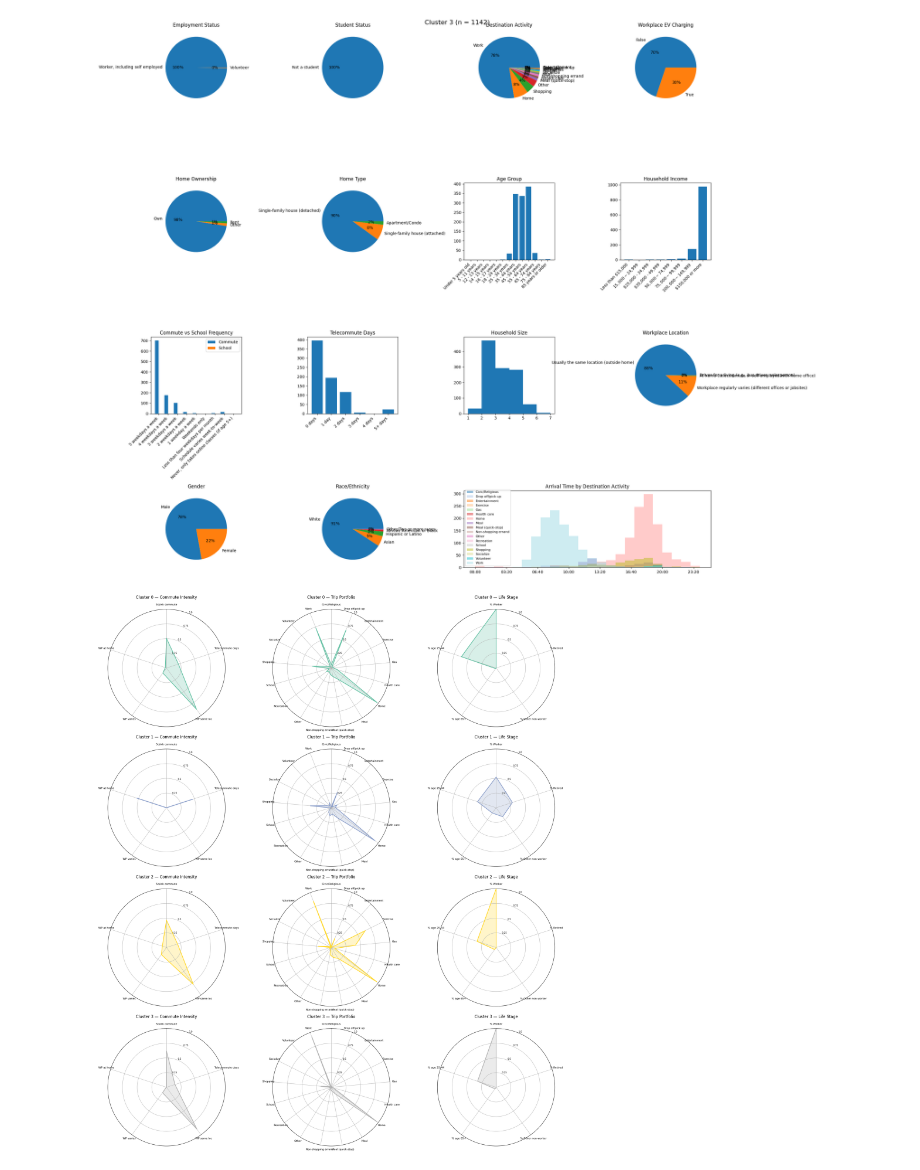
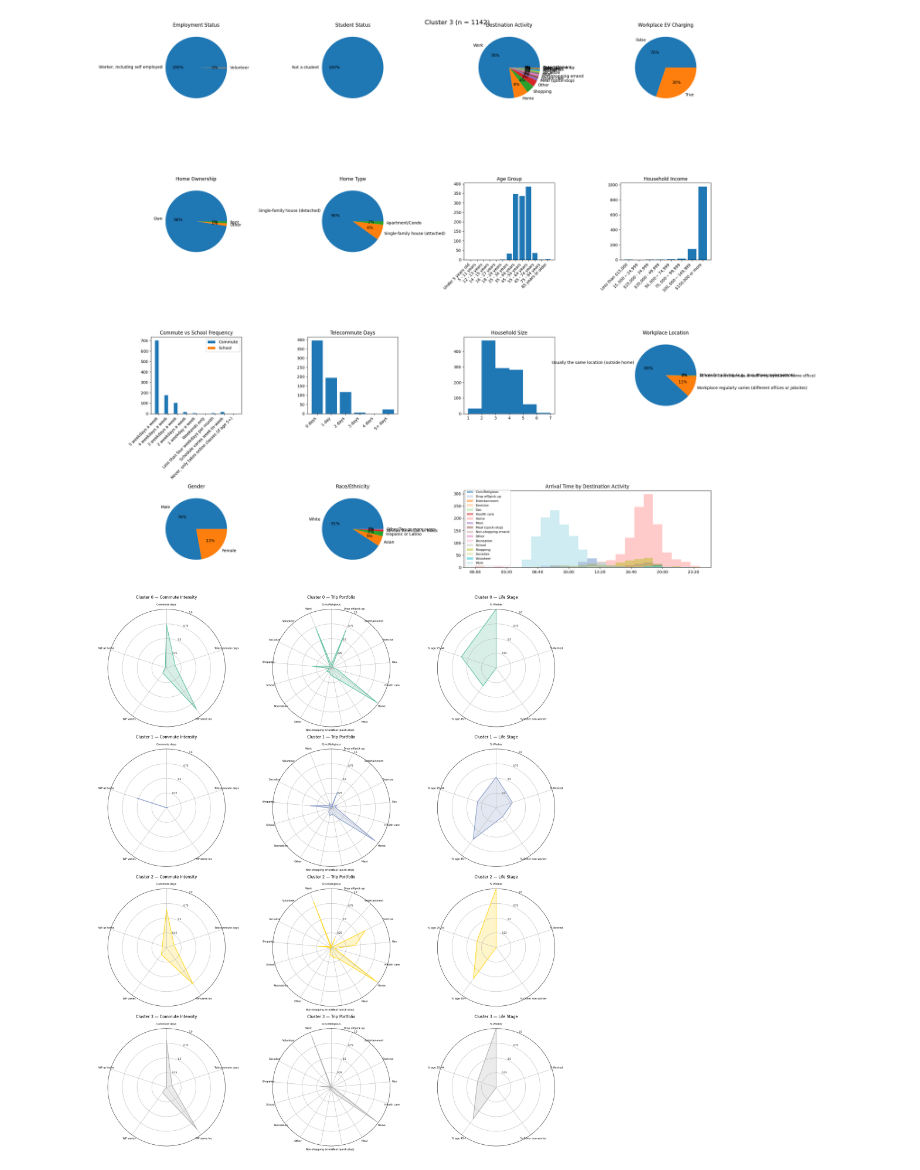
Before and after one commit to pengu-rengu/ev_digital_city, a Jupyter notebook: notebooks/clustering.ipynb, the cells around one changed output. Drawn from its saved outputs; the diff is of its cells as text; code cells hidden in the pictures.

```diff
--- a/notebooks/clustering.ipynb
+++ b/notebooks/clustering.ipynb
@@ -257,11 +257,19 @@ for cluster_id, cluster_df in enumerate(cluster_dfs):
 [figure]
 [figure]
 # %%
-##### Cluster comparison radars: commute intensity + trip portfolio + life stage
 TELECOMMUTE_LABEL_TO_DAYS = {label: code for code, label in TELECOMMUTE_DAYS_LABELS.items() if label is not None and code >= 0}
+COMMUTE_LABEL_TO_DAYS = {
+    "5 weekdays a week": 5,
+    "4 weekdays a week": 4,
+    "3 weekdays a week": 3,
+    "2 weekdays a week": 2,
+    "1 weekday a week": 1,
+    "Weekends only": 0,
+    "Less than four weekdays per month": 0
+}
 
 COMMUTE_AXES = [
-    "5d/wk commute",
+    "Commute days",
     "Telecommute days",
     "WP same loc",
     "WP varies",
@@ -276,25 +284,26 @@ LIFE_STAGE_AXES = [
     "% Worker",
     "% Retired",
     "% Other non-worker",
-    "% age 65+",
+    "% age 45+",
     "% age 25-44"
 ]
 
 WORKER = "Worker, including self employed"
 RETIRED = "Retired"
-SENIOR_AGES = {"65 - 74 years", "75 - 84 years", "85 years or older"}
-YOUNG_WORKING_AGES = {"25 - 34 years", "35 - 44 years"}
+SENIOR_AGES = {"45 - 54 years", "55 - 64 years", "65 - 74 years", "75 - 84 years", "85 years or older"}
+YOUNGER_AGES = {"25 - 34 years", "35 - 44 years"}
 
 
 def commute_vector(cluster_df: pd.DataFrame) -> list[float]:
     if len(cluster_df) == 0:
         return [0.0] * len(COMMUTE_AXES)
     commute_freq = cluster_df["commute_freq"].astype(str)
+    commute_days = commute_freq.map(COMMUTE_LABEL_TO_DAYS).fillna(0)
     workplace_loc = cluster_df["workplace_loc"].astype(str)
-    telecommute_days = cluster_df["telecommute_days"].map(TELECOMMUTE_LABEL_TO_DAYS)
+    telecommute_days = cluster_df["telecommute_days"].map(TELECOMMUTE_LABEL_TO_DAYS).fillna(0)
     return [
-        float((commute_freq == "5 weekdays a week").mean()),
-        float(telecommute_days.mean() / 5.0) if telecommute_days.notna().any() else 0.0,
+        float(commute_days.mean() / 5.0),
+        float(telecommute_days.mean() / 5.0),
         float((workplace_loc == WP_SAME).mean()),
         float((workplace_loc == WP_VARIES).mean()),
         float((workplace_loc == WP_HOME).mean())
@@ -313,7 +322,7 @@ def life_stage_vector(cluster_df: pd.DataFrame) -> list[float]:
         retired_share,
         float(1.0 - worker_share - retired_share),
         float(age_group.isin(SENIOR_AGES).mean()),
-        float(age_group.isin(YOUNG_WORKING_AGES).mean())
+        float(age_group.isin(YOUNGER_AGES).mean())
     ]
 
 
@@ -323,31 +332,31 @@ def radar(ax, axis_labels: list[str], values: list[float], title: str, color) ->
     loop = list(values) + [values[0]]
     ax.set_theta_offset(np.pi / 2)
     ax.set_theta_direction(-1)
     ax.set_xticks(angles[:-1])
     ax.set_xticklabels(axis_labels, fontsize = 8)
     ax.set_ylim(0, 1)
     ax.set_yticks([0.25, 0.5, 0.75, 1.0])
     ax.set_yticklabels(["0.25", "0.5", "0.75", "1.0"], fontsize = 7)
     ax.plot(angles, loop, color = color, linewidth = 2)
     ax.fill(angles, loop, color = color, alpha = 0.25)
     ax.set_title(title, pad = 15)
 
 
 activities = sorted({col.removeprefix("mean_arrival_") for cluster_df in cluster_dfs for col in cluster_df.columns if col.startswith("mean_arrival_") and col != "mean_arrival_minutes"})
 cmap = plt.colormaps["Set2"].resampled(max(best_k, 1))
 
 fig, axes = plt.subplots(best_k, 3, figsize = (21, 6 * best_k), subplot_kw = {"projection": "polar"})
 if best_k == 1:
     axes = np.array([axes])
 
 for cluster_id, cluster_df in enumerate(cluster_dfs):
     color = cmap(cluster_id)
     radar(axes[cluster_id, 0], COMMUTE_AXES, commute_vector(cluster_df), f"Cluster {cluster_id} — Commute Intensity", color)
     portfolio = [float(cluster_df[f"mean_arrival_{activity}"].notna().mean()) if f"mean_arrival_{activity}" in cluster_df.columns else 0.0 for activity in activities]
     radar(axes[cluster_id, 1], activities, portfolio, f"Cluster {cluster_id} — Trip Portfolio", color)
     radar(axes[cluster_id, 2], LIFE_STAGE_AXES, life_stage_vector(cluster_df), f"Cluster {cluster_id} — Life Stage", color)
 
 plt.tight_layout()
 plt.show()
 # %% [output]
-[figure, old version]
+[figure, new version]
```
Also changed, not shown: 1 other file.
